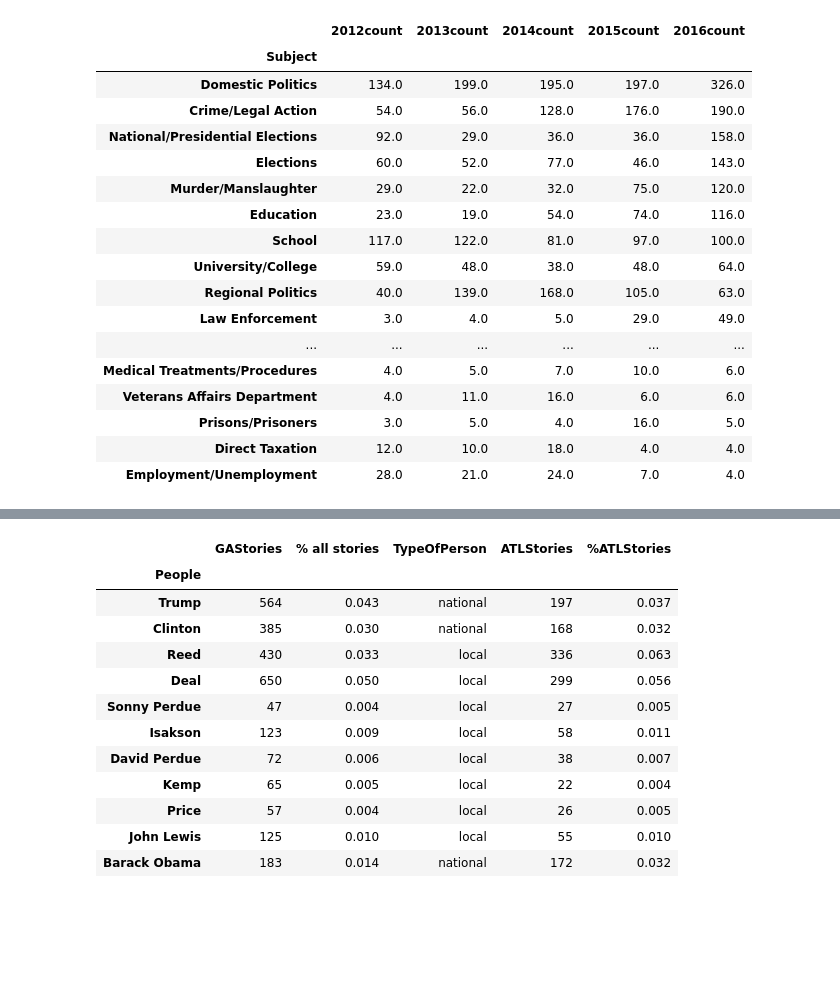
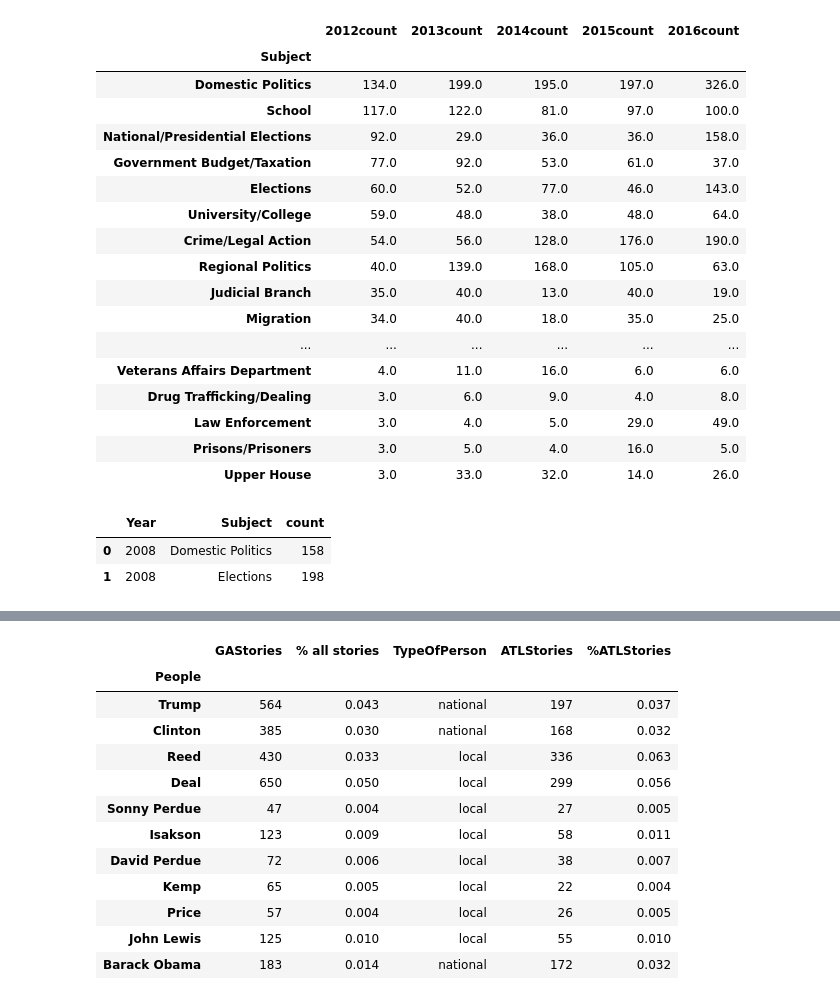
Before and after one commit to maijaliisa/studio-projects, a Jupyter notebook: code/AJCPAGE1/Attempt2_PoliticalCoverage_AJC.ipynb, the cells around one changed output, grey strips where cells are left out. Cells and saved outputs as stored; diff of their text form; code cells hidden in the pictures; blank space fills up the shorter version.

```diff
--- a/code/AJCPAGE1/Attempt2_PoliticalCoverage_AJC.ipynb
+++ b/code/AJCPAGE1/Attempt2_PoliticalCoverage_AJC.ipynb
@@ -26,21 +24,21 @@ df_to_graph = newly_merged.sort_values(by='2016count',ascending=False)
-# %%
-df_to_graph
-# %% [output]
-|  | 2012count | 2013count | 2014count | 2015count | 2016count |
-| Subject |  |  |  |  |  |
-| Domestic Politics | 134.0 | 199.0 | 195.0 | 197.0 | 326.0 |
-| Crime/Legal Action | 54.0 | 56.0 | 128.0 | 176.0 | 190.0 |
-| National/Presidential Elections | 92.0 | 29.0 | 36.0 | 36.0 | 158.0 |
-| Elections | 60.0 | 52.0 | 77.0 | 46.0 | 143.0 |
-| Murder/Manslaughter | 29.0 | 22.0 | 32.0 | 75.0 | 120.0 |
-| Education | 23.0 | 19.0 | 54.0 | 74.0 | 116.0 |
-| School | 117.0 | 122.0 | 81.0 | 97.0 | 100.0 |
-| University/College | 59.0 | 48.0 | 38.0 | 48.0 | 64.0 |
-| Regional Politics | 40.0 | 139.0 | 168.0 | 105.0 | 63.0 |
-| Law Enforcement | 3.0 | 4.0 | 5.0 | 29.0 | 49.0 |
-| ... | ... | ... | ... | ... | ... |
-| Medical Treatments/Procedures | 4.0 | 5.0 | 7.0 | 10.0 | 6.0 |
-| Veterans Affairs Department | 4.0 | 11.0 | 16.0 | 6.0 | 6.0 |
-| Prisons/Prisoners | 3.0 | 5.0 | 4.0 | 16.0 | 5.0 |
-| Direct Taxation | 12.0 | 10.0 | 18.0 | 4.0 | 4.0 |
-| Employment/Unemployment | 28.0 | 21.0 | 24.0 | 7.0 | 4.0 |
+# %%
+newly_merged
+# %% [output]
+|  | 2012count | 2013count | 2014count | 2015count | 2016count |
+| Subject |  |  |  |  |  |
+| Domestic Politics | 134.0 | 199.0 | 195.0 | 197.0 | 326.0 |
+| School | 117.0 | 122.0 | 81.0 | 97.0 | 100.0 |
+| National/Presidential Elections | 92.0 | 29.0 | 36.0 | 36.0 | 158.0 |
+| Government Budget/Taxation | 77.0 | 92.0 | 53.0 | 61.0 | 37.0 |
+| Elections | 60.0 | 52.0 | 77.0 | 46.0 | 143.0 |
+| University/College | 59.0 | 48.0 | 38.0 | 48.0 | 64.0 |
+| Crime/Legal Action | 54.0 | 56.0 | 128.0 | 176.0 | 190.0 |
+| Regional Politics | 40.0 | 139.0 | 168.0 | 105.0 | 63.0 |
+| Judicial Branch | 35.0 | 40.0 | 13.0 | 40.0 | 19.0 |
+| Migration | 34.0 | 40.0 | 18.0 | 35.0 | 25.0 |
+| ... | ... | ... | ... | ... | ... |
+| Veterans Affairs Department | 4.0 | 11.0 | 16.0 | 6.0 | 6.0 |
+| Drug Trafficking/Dealing | 3.0 | 6.0 | 9.0 | 4.0 | 8.0 |
+| Law Enforcement | 3.0 | 4.0 | 5.0 | 29.0 | 49.0 |
+| Prisons/Prisoners | 3.0 | 5.0 | 4.0 | 16.0 | 5.0 |
+| Upper House | 3.0 | 33.0 | 32.0 | 14.0 | 26.0 |
@@ -46,0 +49,6 @@ df_to_graph
+# %%
+df_letsmerge
+# %% [output]
+|  | Year | Subject | count |
+| 0 | 2008 | Domestic Politics | 158 |
+| 1 | 2008 | Elections | 198 |
```
Also changed, not shown: parts of 12 cells of this notebook, 42 other files.
